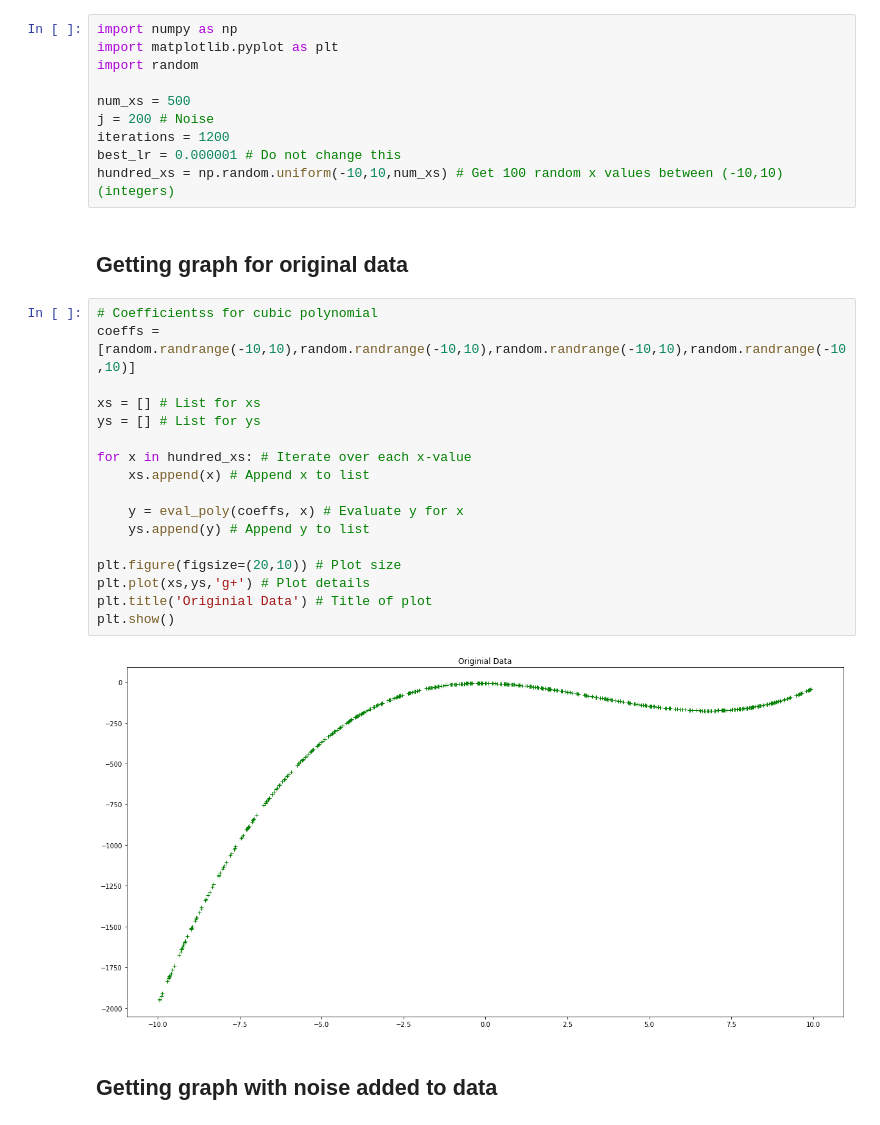
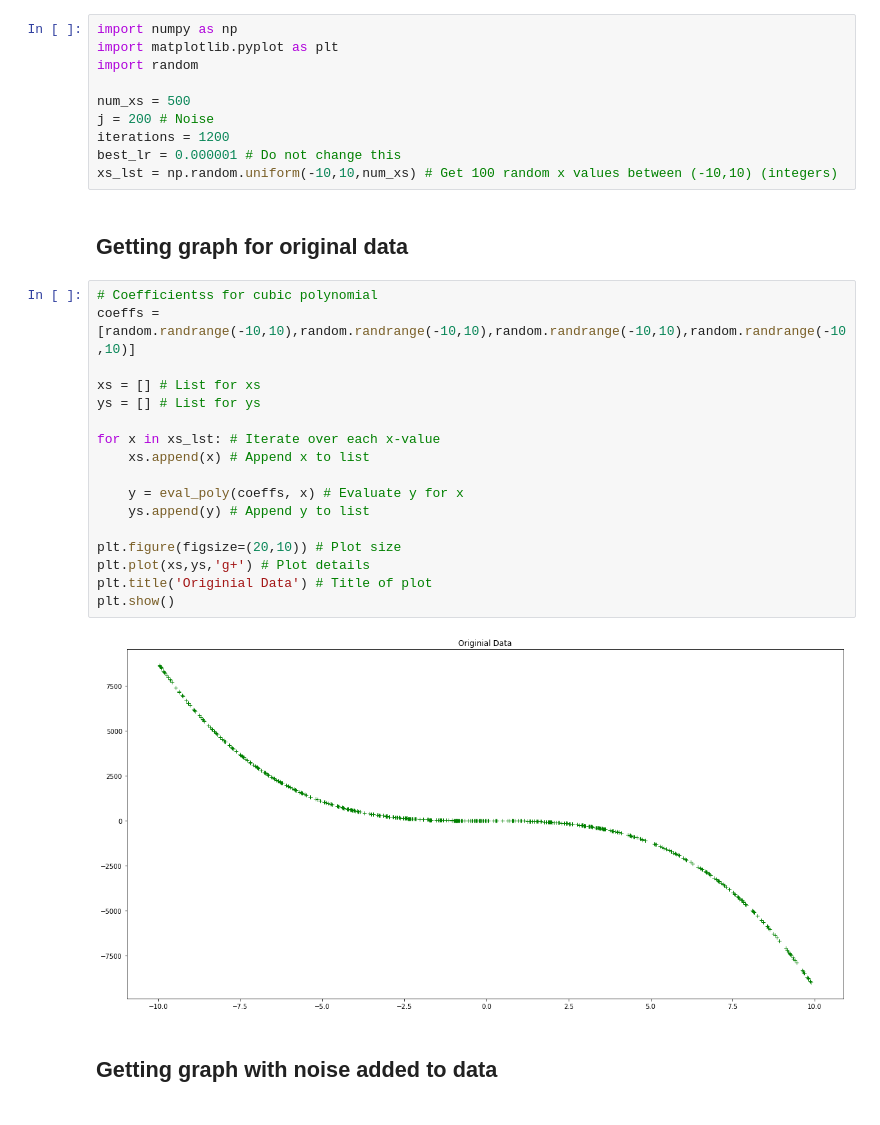
Before and after one commit to hongytan/104a, a Jupyter notebook: MBGDcubic.ipynb, the cells around one changed output. Cells and saved outputs as stored; diff of their text form.

```diff
--- a/MBGDcubic.ipynb
+++ b/MBGDcubic.ipynb
@@ -29,28 +29,28 @@ num_xs = 500
 j = 200 # Noise
 iterations = 1200
 best_lr = 0.000001 # Do not change this
-hundred_xs = np.random.uniform(-10,10,num_xs) # Get 100 random x values between (-10,10) (integers)
+xs_lst = np.random.uniform(-10,10,num_xs) # Get 100 random x values between (-10,10) (integers)
 # %% [markdown]
 ## Getting graph for original data
 # %%
 # Coefficientss for cubic polynomial
 coeffs = [random.randrange(-10,10),random.randrange(-10,10),random.randrange(-10,10),random.randrange(-10,10)]
 
 xs = [] # List for xs
 ys = [] # List for ys
 
-for x in hundred_xs: # Iterate over each x-value
+for x in xs_lst: # Iterate over each x-value
     xs.append(x) # Append x to list
 
     y = eval_poly(coeffs, x) # Evaluate y for x
     ys.append(y) # Append y to list
 
 plt.figure(figsize=(20,10)) # Plot size
 plt.plot(xs,ys,'g+') # Plot details
 plt.title('Originial Data') # Title of plot
 plt.show()
 # %% [output]
-[figure, old version]
+[figure, new version]
 # %% [markdown]
 ## Getting graph with noise added to data
 # %%
```
Also changed, not shown: parts of 7 cells of this notebook, 1 other file.
